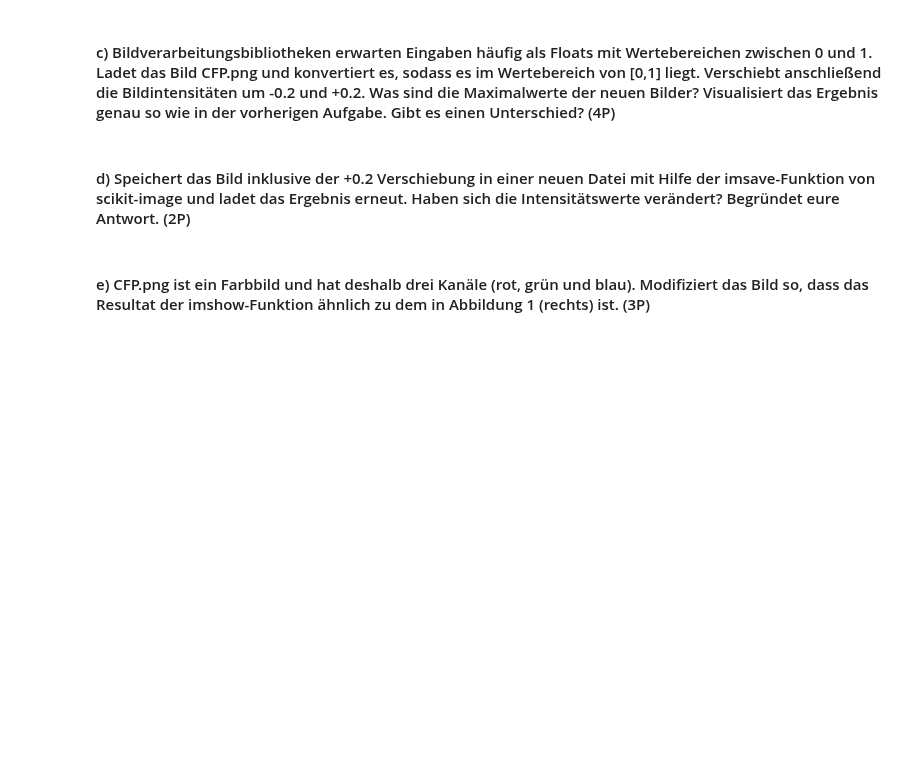
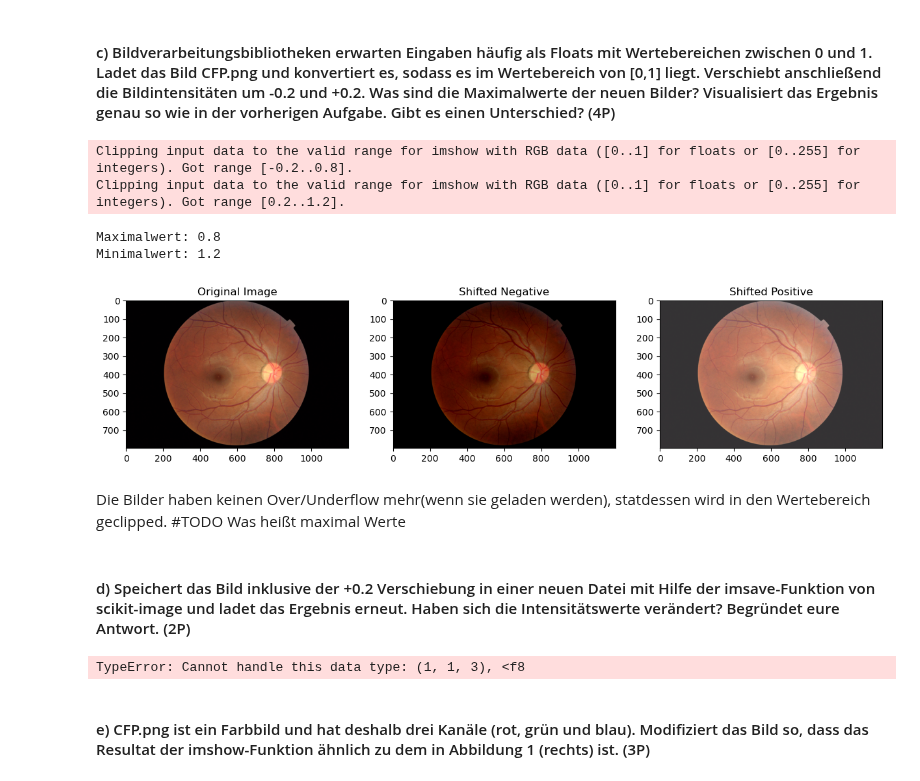
Before and after one commit to TimNogga/MedizinischeBildAnalyseBonn, a Jupyter notebook: mba-01/MBA_01.ipynb, the cells around one changed output. Drawn from its saved outputs; the diff is of its cells as text; code cells hidden in the pictures; blank space fills up the shorter version.

```diff
--- a/mba-01/MBA_01.ipynb
+++ b/mba-01/MBA_01.ipynb
@@ -239,10 +239,36 @@ Ich tippe mal das die Gründe in der Eigenschaft der Kodierung liegt. Dadurch da
 #### c) Bildverarbeitungsbibliotheken erwarten Eingaben häufig als Floats mit Wertebereichen zwischen 0 und 1. Ladet das Bild CFP.png und konvertiert es, sodass es im Wertebereich von \[0,1\] liegt. Verschiebt anschließend die Bildintensitäten um -0.2 und +0.2. Was sind die Maximalwerte der neuen Bilder? Visualisiert das Ergebnis genau so wie in der vorherigen Aufgabe. Gibt es einen Unterschied? (4P)
 # %%
 # Lösung hier
+image = ski.util.img_as_float(image)
+shifted_negative_float = image - 0.2
+shifted_positive_float = image + 0.2
+print(f'Maximalwert: {shifted_negative_float.max()}')
+print(f'Minimalwert: {shifted_positive_float.max()}')
+# Visualisiert und erklärt die Ergebnisse in einem (oder mehreren) Plots l
+
+fig, axes = plt.subplots(1, 3, figsize=(15, 5))
+
+axes[0].imshow(image)
+axes[0].set_title('Original Image')
+axes[1].imshow(shifted_negative_float)
+axes[1].set_title('Shifted Negative')
+axes[2].imshow(shifted_positive_float)
+axes[2].set_title('Shifted Positive')
+plt.show()
+# %% [output]
+Clipping input data to the valid range for imshow with RGB data ([0..1] for floats or [0..255] for integers). Got range [-0.2..0.8].
+Clipping input data to the valid range for imshow with RGB data ([0..1] for floats or [0..255] for integers). Got range [0.2..1.2].
+Maximalwert: 0.8
+Minimalwert: 1.2
+[figure, added]
+# %% [markdown]
+Die Bilder haben keinen Over/Underflow mehr(wenn sie geladen werden), statdessen wird in den Wertebereich geclipped. #TODO Was heißt maximal Werte
 # %% [markdown]
 #### d) Speichert das Bild inklusive der +0.2 Verschiebung in einer neuen Datei mit Hilfe der imsave-Funktion von scikit-image und ladet das Ergebnis erneut. Haben sich die Intensitätswerte verändert? Begründet eure Antwort. (2P)
 # %%
-# Lösung hier
+ski.io.imsave("float_image.png", shifted_positive_float)
+# %% [output]
+TypeError: Cannot handle this data type: (1, 1, 3), <f8
 # %% [markdown]
 #### e) CFP.png ist ein Farbbild und hat deshalb drei Kanäle (rot, grün und blau). Modifiziert das Bild so, dass das Resultat der imshow-Funktion ähnlich zu dem in Abbildung 1 (rechts) ist. (3P)
 # %%
```
